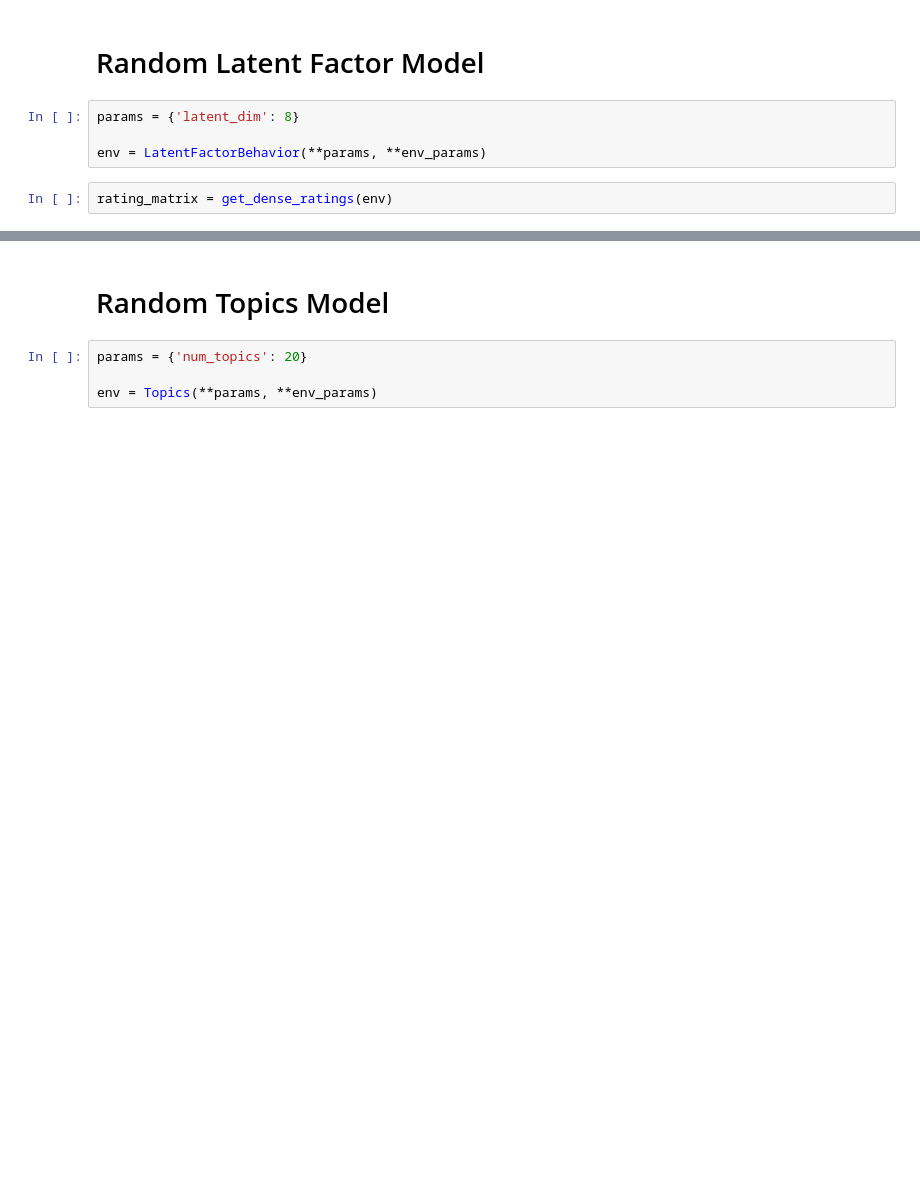
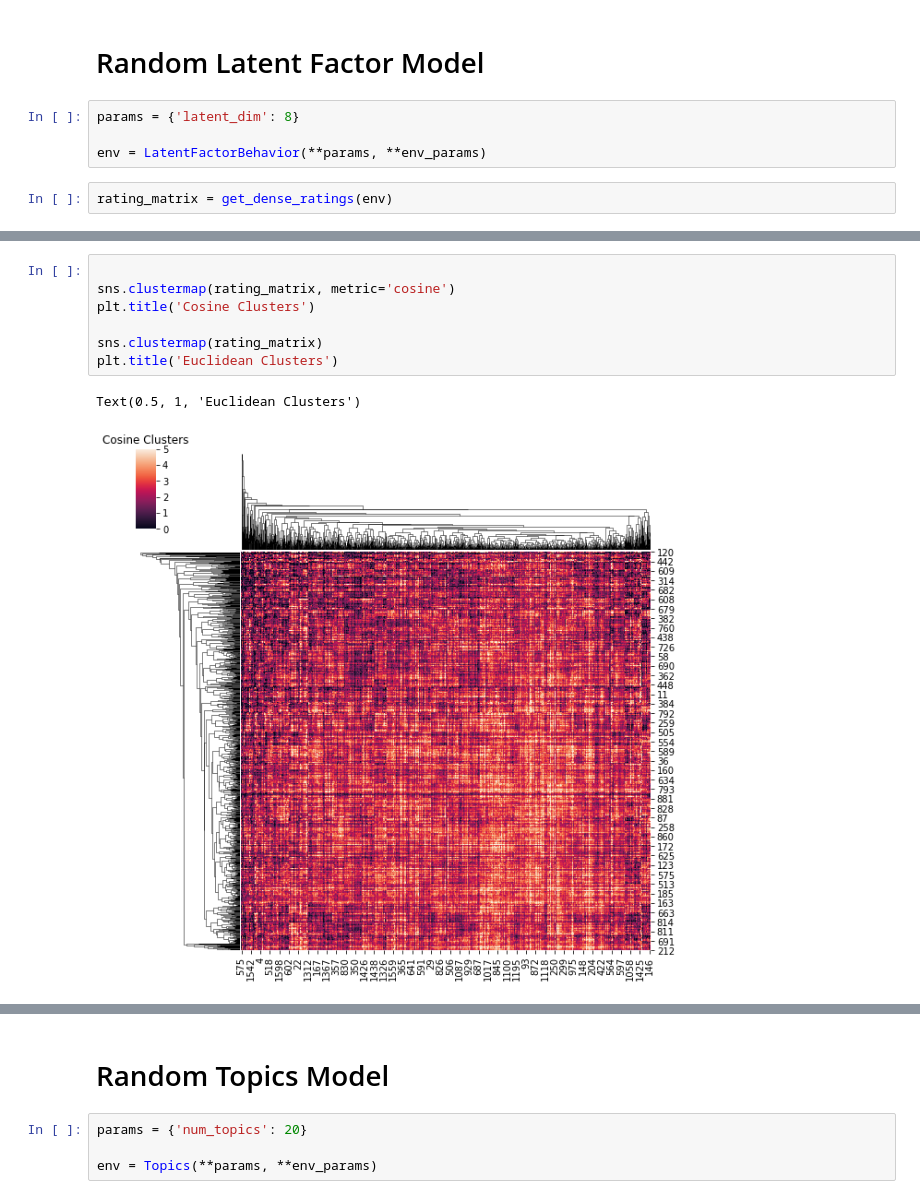
Before and after one commit to berkeley-reclab/RecLab, a Jupyter notebook: experiments/Environment-Investigations.ipynb, the cells around one changed output, grey strips where cells are left out. Drawn from its saved outputs; the diff is of its cells as text; blank space fills up the shorter version.

```diff
--- a/experiments/Environment-Investigations.ipynb
+++ b/experiments/Environment-Investigations.ipynb
@@ -131,0 +152,10 @@ plot_average_rating_hists(rating_matrix)
+# %%
+
+sns.clustermap(rating_matrix, metric='cosine')
+plt.title('Cosine Clusters')
+
+sns.clustermap(rating_matrix)
+plt.title('Euclidean Clusters')
+# %% [output]
+Text(0.5, 1, 'Euclidean Clusters')
+[figure, added]
```
Also changed, not shown: parts of 8 cells of this notebook, 1 other file.
